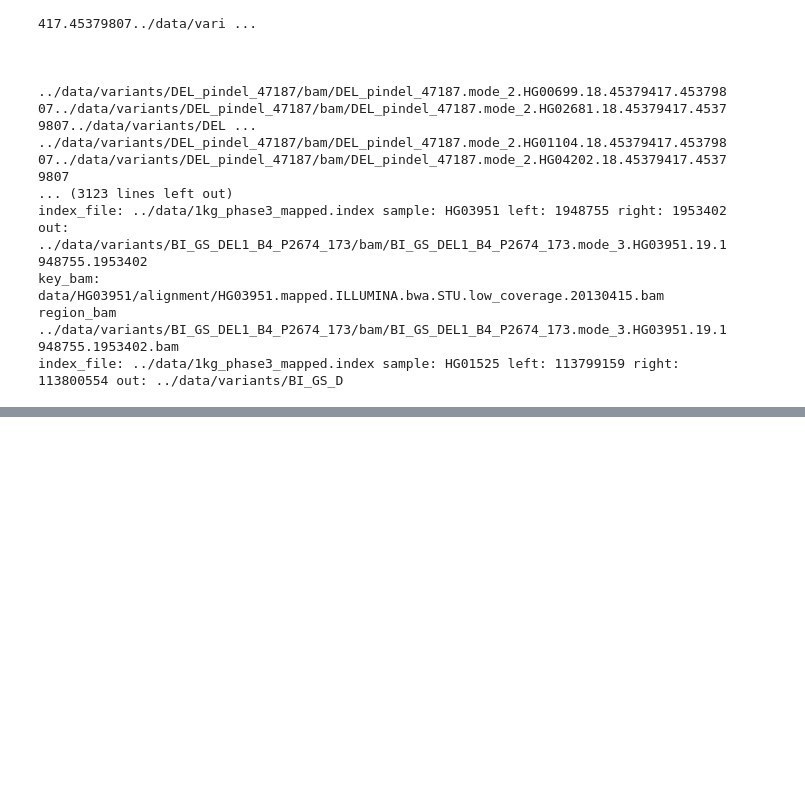
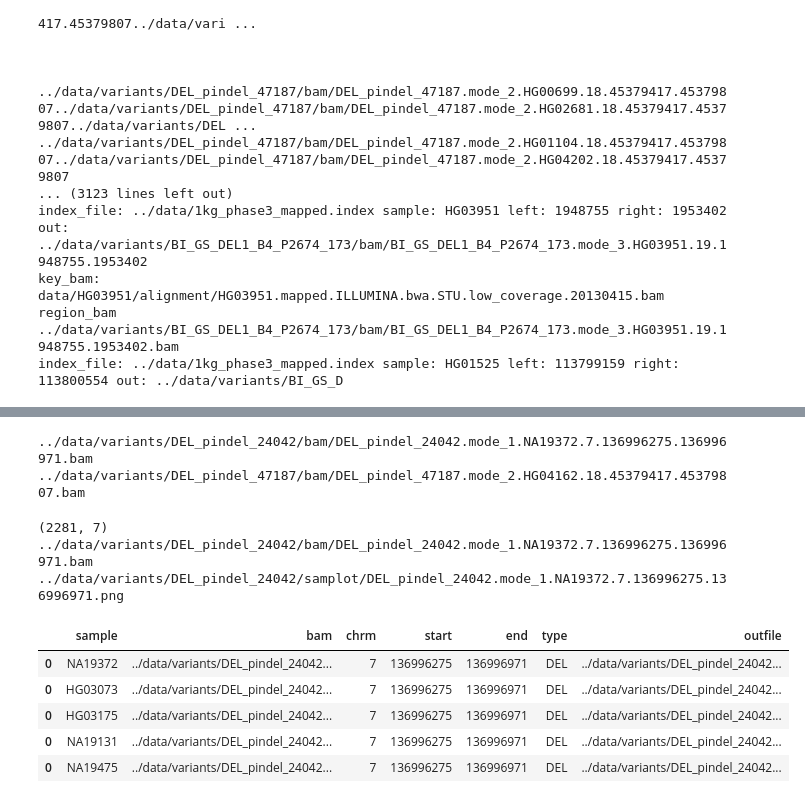
Before and after one commit to jakekrol/sv-gmm, a Jupyter notebook: python/samplot.ipynb, the cells around one changed output, grey strips where cells are left out. Cells and saved outputs as stored; diff of their text form; code cells hidden in the pictures; blank space fills up the shorter version.

```diff
--- a/python/samplot.ipynb
+++ b/python/samplot.ipynb
@@ -386,0 +399,36 @@ padding=500
+# %%
+root_dir = Path(dirout)  # Replace with your root directory
+
+# Use rglob to search for all .txt files in 'bam' directories
+bams= []
+for file_path in root_dir.rglob('bam/*.bam'):
+    bams.append(str(file_path))
+print(bams[0],bams[-1])
+# %% [output]
+../data/variants/DEL_pindel_24042/bam/DEL_pindel_24042.mode_1.NA19372.7.136996275.136996971.bam ../data/variants/DEL_pindel_47187/bam/DEL_pindel_47187.mode_2.HG04162.18.45379417.45379807.bam
+# %%
+df_samplot = pd.DataFrame({'sample':[], 'bam':[], 'chrm':[], 'start':[], 'end':[], 'type':[], 'outfile':[]})
+for b in bams:
+    basename = os.path.basename(b)
+    mode = basename.split('.')[1]
+    sample = basename.split('.')[2]
+    chrm = basename.split('.')[3]
+    start = basename.split('.')[4]
+    end = basename.split('.')[5]
+    type = 'DEL'
+    outfile = b.replace('.bam','.png').replace('bam','samplot')
+    df_samplot = pd.concat([df_samplot, pd.DataFrame({'sample': [sample], 'bam': [b], 'chrm': [chrm], 'start': [start], 'end': [end], 'type': [type], 'outfile': [outfile]})])
+print(df_samplot.shape)
+print(df_samplot.iloc[0,:]['bam'])
+print(df_samplot.iloc[0,:]['outfile'])
+df_samplot.head()
+# %% [output]
+(2281, 7)
+../data/variants/DEL_pindel_24042/bam/DEL_pindel_24042.mode_1.NA19372.7.136996275.136996971.bam
+../data/variants/DEL_pindel_24042/samplot/DEL_pindel_24042.mode_1.NA19372.7.136996275.136996971.png
+|  | sample | bam | chrm | start | end | type | outfile |
+| 0 | NA19372 | ../data/variants/DEL_pindel_24042... | 7 | 136996275 | 136996971 | DEL | ../data/variants/DEL_pindel_24042... |
+| 0 | HG03073 | ../data/variants/DEL_pindel_24042... | 7 | 136996275 | 136996971 | DEL | ../data/variants/DEL_pindel_24042... |
+| 0 | HG03175 | ../data/variants/DEL_pindel_24042... | 7 | 136996275 | 136996971 | DEL | ../data/variants/DEL_pindel_24042... |
+| 0 | NA19131 | ../data/variants/DEL_pindel_24042... | 7 | 136996275 | 136996971 | DEL | ../data/variants/DEL_pindel_24042... |
+| 0 | NA19475 | ../data/variants/DEL_pindel_24042... | 7 | 136996275 | 136996971 | DEL | ../data/variants/DEL_pindel_24042... |
```
Also changed, not shown: parts of 32 cells of this notebook.
